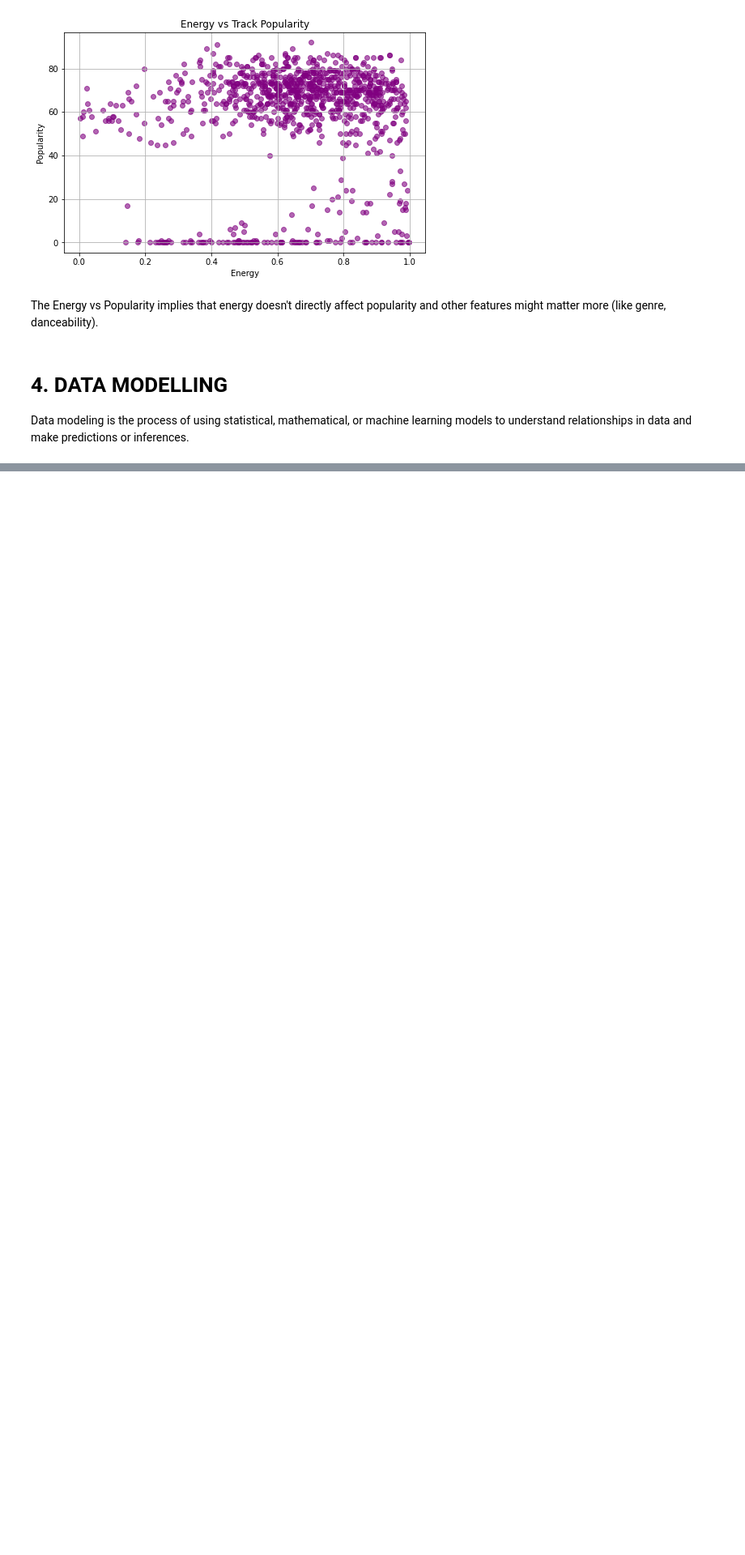
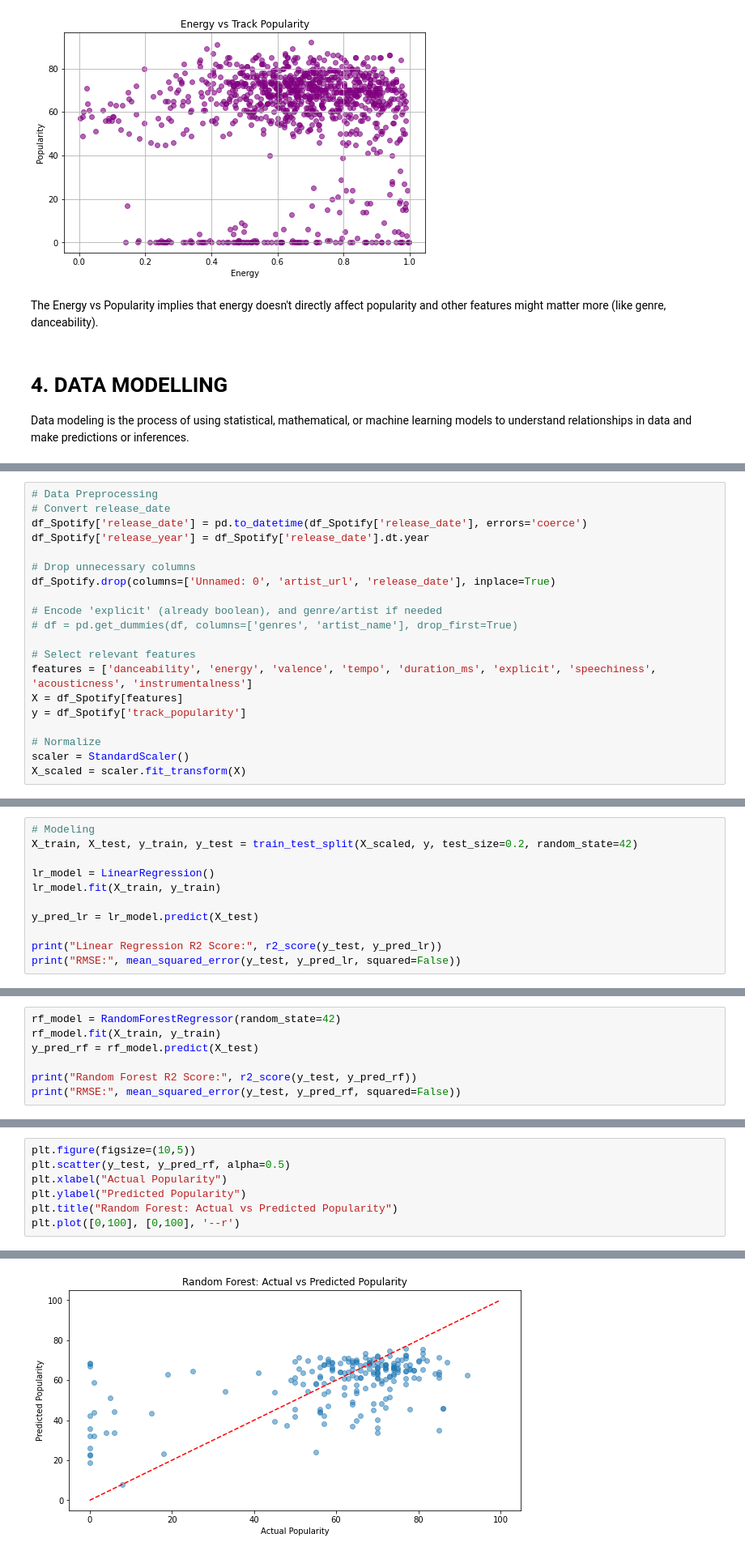
Before and after one commit to FGithaiga/SPOTIFY-SONGS-ARTISTS, a Jupyter notebook: index.ipynb, the cells around one changed output, grey strips where cells are left out. Shown at 81% size. Cells and saved outputs as stored; diff of their text form; blank space fills up the shorter version.

```diff
--- a/index.ipynb
+++ b/index.ipynb
@@ -291,0 +251,20 @@ R-squared Score: 1.00
+# %%
+# Data Preprocessing
+# Convert release_date
+df_Spotify['release_date'] = pd.to_datetime(df_Spotify['release_date'], errors='coerce')
+df_Spotify['release_year'] = df_Spotify['release_date'].dt.year
+
+# Drop unnecessary columns
+df_Spotify.drop(columns=['Unnamed: 0', 'artist_url', 'release_date'], inplace=True)
+
+# Encode 'explicit' (already boolean), and genre/artist if needed
+# df = pd.get_dummies(df, columns=['genres', 'artist_name'], drop_first=True)
+
+# Select relevant features
+features = ['danceability', 'energy', 'valence', 'tempo', 'duration_ms', 'explicit', 'speechiness', 'acousticness', 'instrumentalness']
+X = df_Spotify[features]
+y = df_Spotify['track_popularity']
+
+# Normalize
+scaler = StandardScaler()
+X_scaled = scaler.fit_transform(X)
@@ -291,0 +273,11 @@ R-squared Score: 1.00
+# %%
+# Modeling
+X_train, X_test, y_train, y_test = train_test_split(X_scaled, y, test_size=0.2, random_state=42)
+
+lr_model = LinearRegression()
+lr_model.fit(X_train, y_train)
+
+y_pred_lr = lr_model.predict(X_test)
+
+print("Linear Regression R2 Score:", r2_score(y_test, y_pred_lr))
+print("RMSE:", mean_squared_error(y_test, y_pred_lr, squared=False))
@@ -291,0 +289,7 @@ R-squared Score: 1.00
+# %%
+rf_model = RandomForestRegressor(random_state=42)
+rf_model.fit(X_train, y_train)
+y_pred_rf = rf_model.predict(X_test)
+
+print("Random Forest R2 Score:", r2_score(y_test, y_pred_rf))
+print("RMSE:", mean_squared_error(y_test, y_pred_rf, squared=False))
@@ -291,0 +301,8 @@ R-squared Score: 1.00
+# %%
+plt.figure(figsize=(10,5))
+plt.scatter(y_test, y_pred_rf, alpha=0.5)
+plt.xlabel("Actual Popularity")
+plt.ylabel("Predicted Popularity")
+plt.title("Random Forest: Actual vs Predicted Popularity")
+plt.plot([0,100], [0,100], '--r')
+# %% [output]
@@ -291,0 +310 @@ R-squared Score: 1.00
+[figure, added]
```
Also changed, not shown: parts of 17 cells of this notebook.
